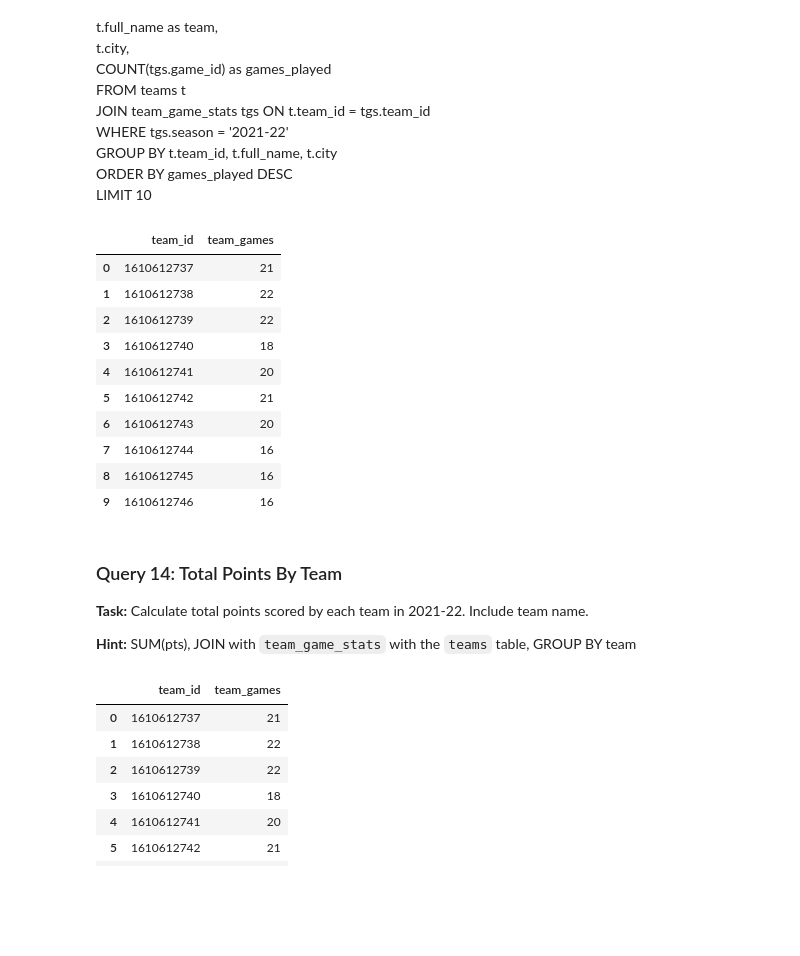
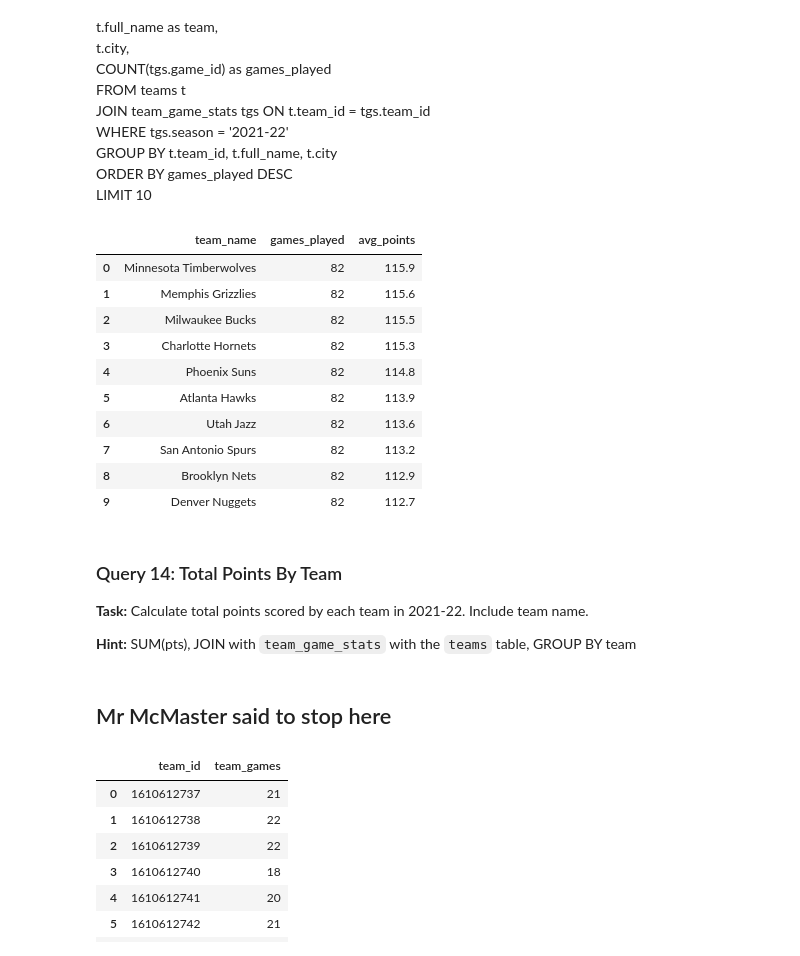
Before and after one commit to IlliaProrokov/databaseApplications, a Jupyter notebook: dbApps05aTasks_part1_starter.ipynb, the cells around one changed output. Drawn from its saved outputs; the diff is of its cells as text; code cells hidden in the pictures; blank space fills up the shorter version.

```diff
--- a/dbApps05aTasks_part1_starter.ipynb
+++ b/dbApps05aTasks_part1_starter.ipynb
@@ -332,32 +339,39 @@ LIMIT 10
 # %%
 # TODO: Write your query
 query_13 = """
-SELECT team_id, COUNT (*) AS team_games
-FROM player_season_stats
-WHERE season = '2021-22'
-GROUP BY team_id
+SELECT
+t.full_name as team_name,
+COUNT(tgs.game_id) as games_played,
+ROUND(AVG(tgs.pts), 1) AS avg_points
+FROM teams t
+JOIN team_game_stats tgs ON t.team_id = tgs.team_id
+WHERE tgs.season = '2021-22'
+GROUP BY t.team_id, t.full_name, t.city
+ORDER BY avg_points DESC
 """
 
 result_13 = pd.read_sql(query_13, conn)
 display(result_13.head(10))
 # %% [output]
-|  | team_id | team_games |
-| 0 | 1610612737 | 21 |
-| 1 | 1610612738 | 22 |
-| 2 | 1610612739 | 22 |
-| 3 | 1610612740 | 18 |
-| 4 | 1610612741 | 20 |
-| 5 | 1610612742 | 21 |
-| 6 | 1610612743 | 20 |
-| 7 | 1610612744 | 16 |
-| 8 | 1610612745 | 16 |
-| 9 | 1610612746 | 16 |
+|  | team_name | games_played | avg_points |
+| 0 | Minnesota Timberwolves | 82 | 115.9 |
+| 1 | Memphis Grizzlies | 82 | 115.6 |
+| 2 | Milwaukee Bucks | 82 | 115.5 |
+| 3 | Charlotte Hornets | 82 | 115.3 |
+| 4 | Phoenix Suns | 82 | 114.8 |
+| 5 | Atlanta Hawks | 82 | 113.9 |
+| 6 | Utah Jazz | 82 | 113.6 |
+| 7 | San Antonio Spurs | 82 | 113.2 |
+| 8 | Brooklyn Nets | 82 | 112.9 |
+| 9 | Denver Nuggets | 82 | 112.7 |
 # %% [markdown]
 ### Query 14: Total Points By Team
 
 **Task:** Calculate total points scored by each team in 2021-22. Include team name.
 
 **Hint:** SUM(pts), JOIN with `team_game_stats` with the `teams` table, GROUP BY team
+# %% [markdown]
+## Mr McMaster said to stop here
 # %%
 # TODO: Write your query
 query_14 = """
```
Also changed, not shown: parts of 12 cells of this notebook.
